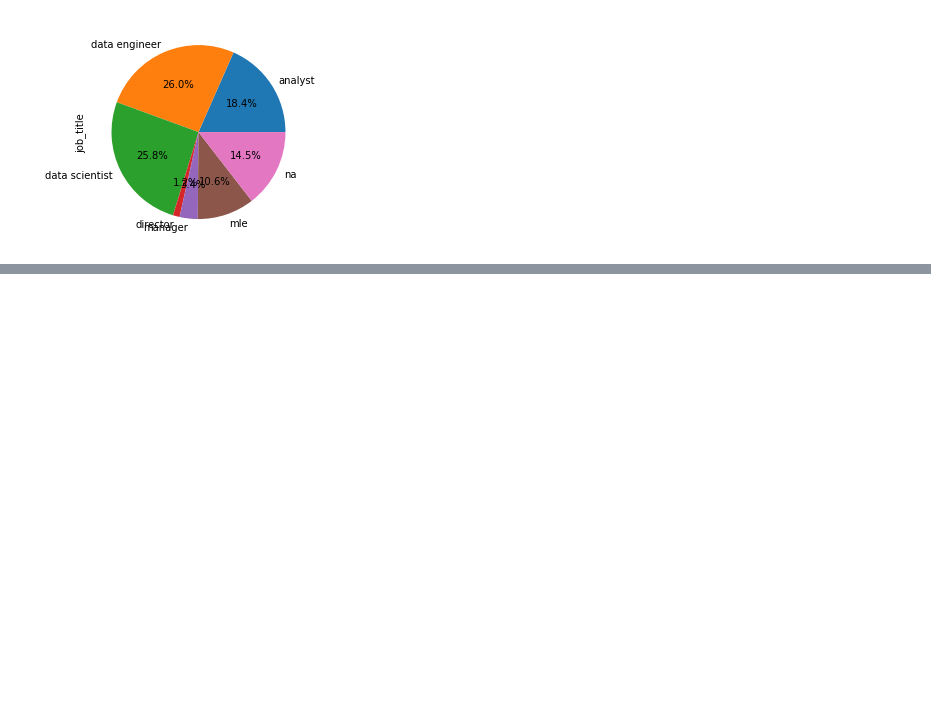
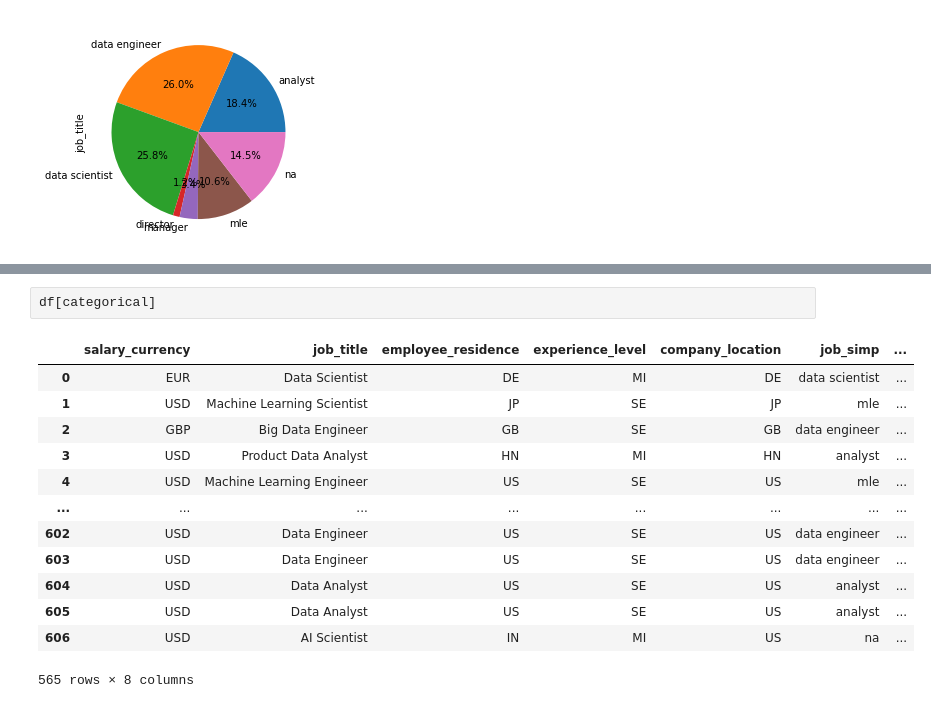
Before and after one commit to ceceliamcmillan/FinalProjectGroup01, a Jupyter notebook: NensiPandya- Final Project.ipynb, the cells around one changed output, grey strips where cells are left out. Saved outputs shown, nothing was run; the diff lists cells and outputs as text; blank space fills up the shorter version.

```diff
--- a/NensiPandya- Final Project.ipynb
+++ b/NensiPandya- Final Project.ipynb
@@ -369,0 +397,16 @@ print(model.intercept_)
+# %%
+df[categorical]
+# %% [output]
+|  | salary_currency | job_title | employee_residence | experience_level | company_location | job_simp | ... |
+| 0 | EUR | Data Scientist | DE | MI | DE | data scientist | ... |
+| 1 | USD | Machine Learning Scientist | JP | SE | JP | mle | ... |
+| 2 | GBP | Big Data Engineer | GB | SE | GB | data engineer | ... |
+| 3 | USD | Product Data Analyst | HN | MI | HN | analyst | ... |
+| 4 | USD | Machine Learning Engineer | US | SE | US | mle | ... |
+| ... | ... | ... | ... | ... | ... | ... | ... |
+| 602 | USD | Data Engineer | US | SE | US | data engineer | ... |
+| 603 | USD | Data Engineer | US | SE | US | data engineer | ... |
+| 604 | USD | Data Analyst | US | SE | US | analyst | ... |
+| 605 | USD | Data Analyst | US | SE | US | analyst | ... |
+| 606 | USD | AI Scientist | IN | MI | US | na | ... |
+565 rows × 8 columns
```
Also changed, not shown: parts of 38 cells of this notebook.
